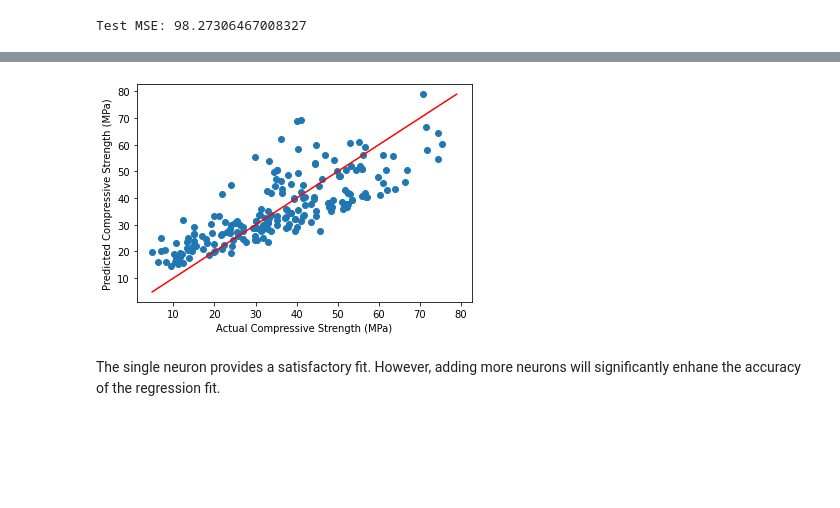
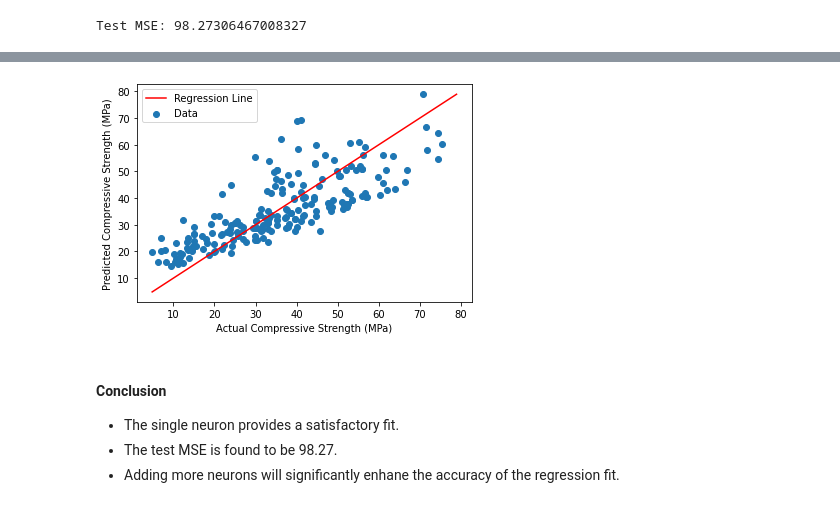
Before and after one commit to kashifliaqat/Data_Science_and_Machine-Learning, a Jupyter notebook: Supervised_Learning/3_Single_Neuron_Linear_Regression/regression.ipynb, the cells around one changed output, grey strips where cells are left out. Drawn from its saved outputs; the diff is of its cells as text; code cells hidden in the pictures; blank space fills up the shorter version.

```diff
--- a/Supervised_Learning/3_Single_Neuron_Linear_Regression/regression.ipynb
+++ b/Supervised_Learning/3_Single_Neuron_Linear_Regression/regression.ipynb
@@ -110,13 +183,17 @@ plt.show()
 # %%
 # Plot actual vs predicted
 plt.scatter(y_test, y_pred)
 p1 = max(max(y_test), max(y_pred))
 p2 = min(min(y_test), min(y_pred))
 plt.plot([p1, p2], [p1, p2], color='red')
 plt.xlabel('Actual Compressive Strength (MPa)')
 plt.ylabel('Predicted Compressive Strength (MPa)')
+plt.legend(['Regression Line', 'Data'])
 plt.show()
 # %% [output]
-[figure, old version]
+[figure, new version]
 # %% [markdown]
-The single neuron provides a satisfactory fit. However, adding more neurons will significantly enhane the accuracy of the regression fit.
+#### Conclusion
+- The single neuron provides a satisfactory fit.
+- The test MSE is found to be 98.27.
+- Adding more neurons will significantly enhane the accuracy of the regression fit.
```
Also changed, not shown: parts of 13 cells of this notebook.
